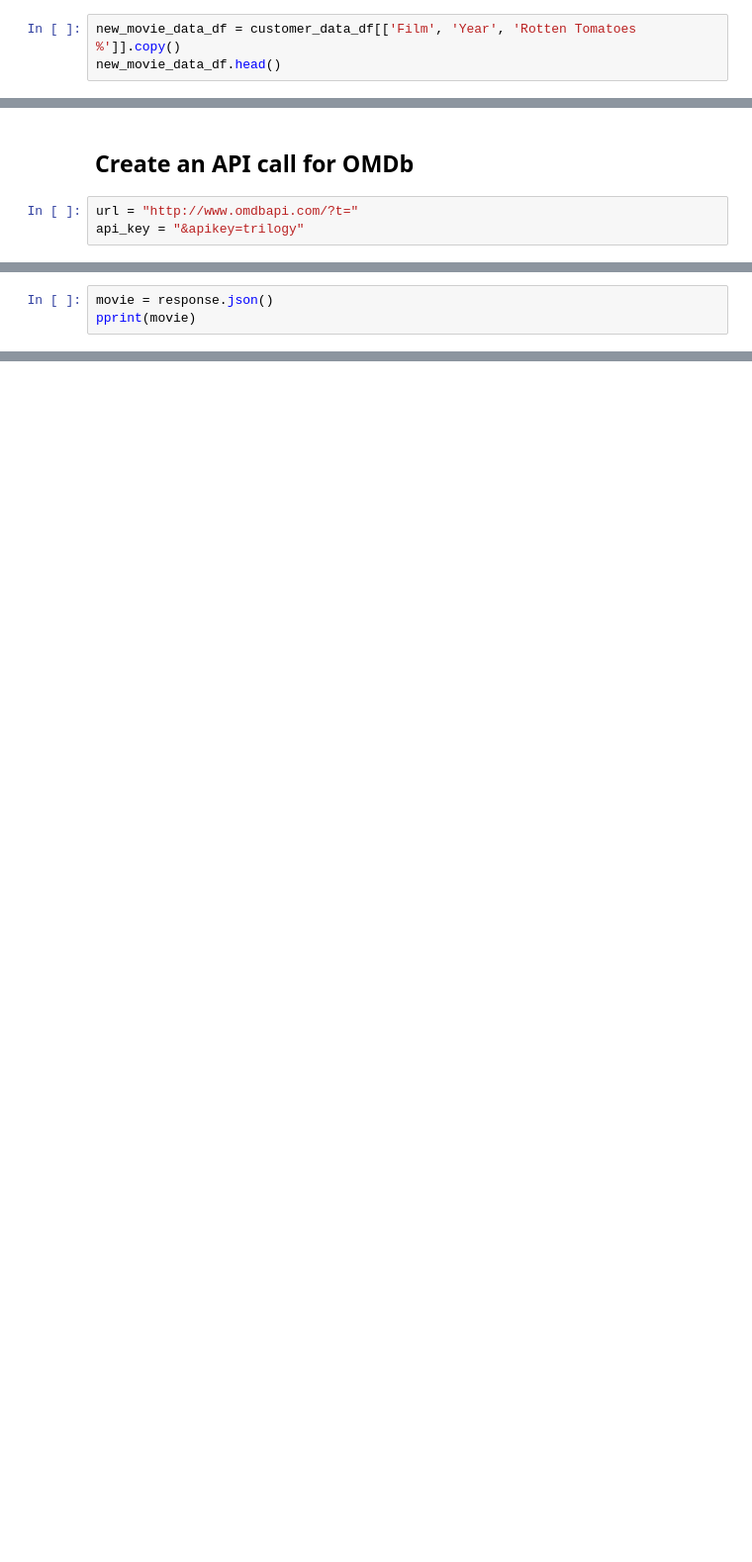
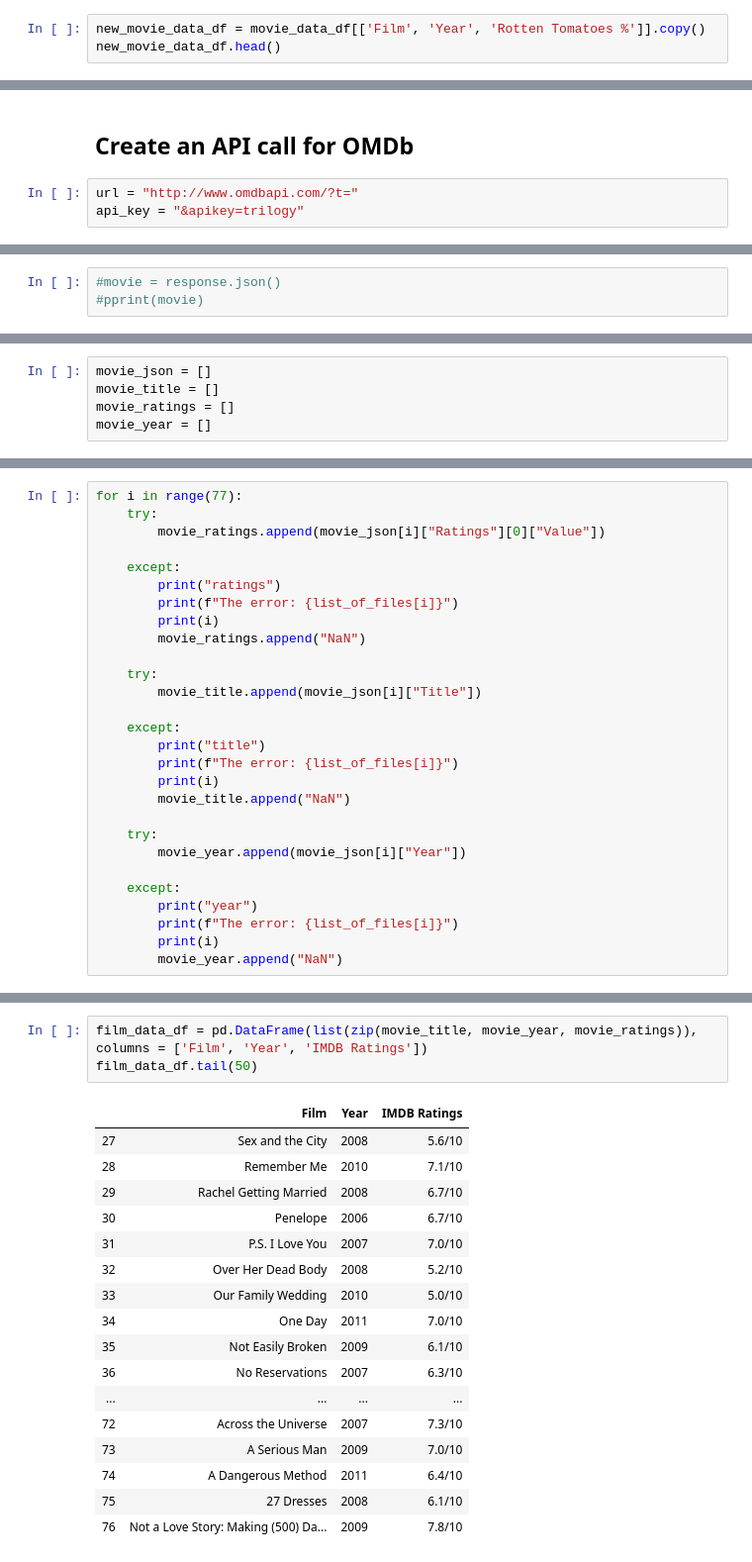
Before and after one commit to ryanporritt/Project2, a Jupyter notebook: ETL_Project.ipynb, the cells around one changed output, grey strips where cells are left out. Shown at 99% size. Drawn from its saved outputs; the diff is of its cells as text; blank space fills up the shorter version.

```diff
--- a/ETL_Project.ipynb
+++ b/ETL_Project.ipynb
@@ -16,7 +16,7 @@ movie_data_df.head()
 | 3 | When in Rome | Comedy | Disney | 44 | 0.000000 | 15 | $43.04 | ... |
 | 4 | What Happens in Vegas | Comedy | Fox | 72 | 6.267647 | 28 | $219.37 | ... |
 # %%
-new_movie_data_df = customer_data_df[['Film', 'Year', 'Rotten Tomatoes %']].copy()
+new_movie_data_df = movie_data_df[['Film', 'Year', 'Rotten Tomatoes %']].copy()
 new_movie_data_df.head()
 # %% [output]
 |  | Film | Year | Rotten Tomatoes % |
@@ -42,3 +66,3 @@ http://www.omdbapi.com/?t=Zack%20and%20Miri%20Make%20a%20Porno&apikey=trilogy
 # %%
-movie = response.json()
-pprint(movie)
+#movie = response.json()
+#pprint(movie)
@@ -80,0 +81,5 @@ Rating: 6.5/10
+# %%
+movie_json = []
+movie_title = []
+movie_ratings = []
+movie_year = []
@@ -80,0 +109,28 @@ Rating: 6.5/10
+# %%
+for i in range(77):
+    try:
+        movie_ratings.append(movie_json[i]["Ratings"][0]["Value"])
+
+    except:
+        print("ratings")
+        print(f"The error: {list_of_files[i]}")
+        print(i)
+        movie_ratings.append("NaN")
+
+    try:
+        movie_title.append(movie_json[i]["Title"])
+
+    except:
+        print("title")
+        print(f"The error: {list_of_files[i]}")
+        print(i)
+        movie_title.append("NaN")
+
+    try:
+        movie_year.append(movie_json[i]["Year"])
+
+    except:
+        print("year")
+        print(f"The error: {list_of_files[i]}")
+        print(i)
+        movie_year.append("NaN")
@@ -80,0 +157,21 @@ Rating: 6.5/10
+# %%
+film_data_df = pd.DataFrame(list(zip(movie_title, movie_year, movie_ratings)), columns = ['Film', 'Year', 'IMDB Ratings'])
+film_data_df.tail(50)
+# %% [output]
+|  | Film | Year | IMDB Ratings |
+| 27 | Sex and the City | 2008 | 5.6/10 |
+| 28 | Remember Me | 2010 | 7.1/10 |
+| 29 | Rachel Getting Married | 2008 | 6.7/10 |
+| 30 | Penelope | 2006 | 6.7/10 |
+| 31 | P.S. I Love You | 2007 | 7.0/10 |
+| 32 | Over Her Dead Body | 2008 | 5.2/10 |
+| 33 | Our Family Wedding | 2010 | 5.0/10 |
+| 34 | One Day | 2011 | 7.0/10 |
+| 35 | Not Easily Broken | 2009 | 6.1/10 |
+| 36 | No Reservations | 2007 | 6.3/10 |
+| ... | ... | ... | ... |
+| 72 | Across the Universe | 2007 | 7.3/10 |
+| 73 | A Serious Man | 2009 | 7.0/10 |
+| 74 | A Dangerous Method | 2011 | 6.4/10 |
+| 75 | 27 Dresses | 2008 | 6.1/10 |
+| 76 | Not a Love Story: Making (500) Da... | 2009 | 7.8/10 |
```
Also changed, not shown: parts of 21 cells of this notebook.
